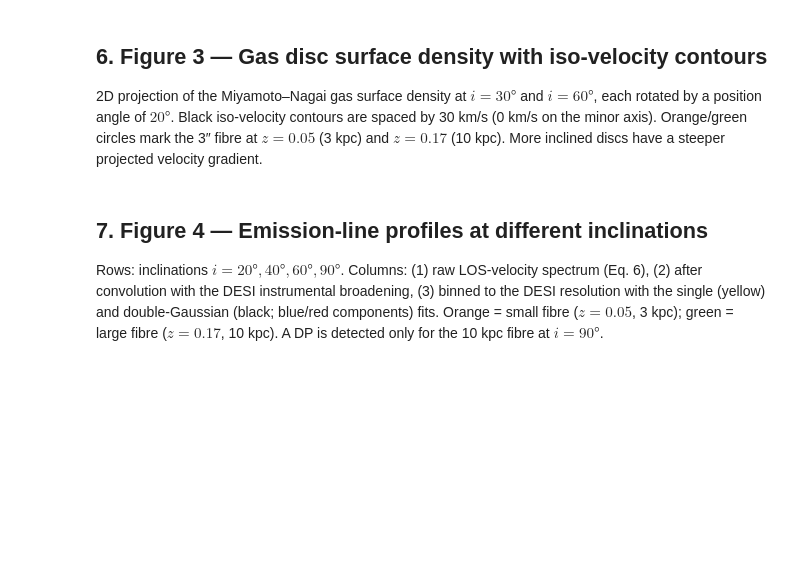
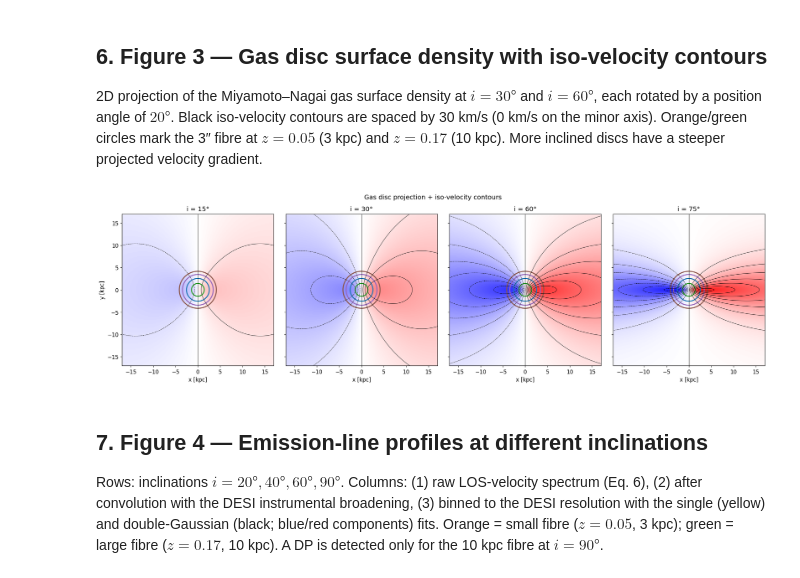
Before and after one commit to hyp0515/searching_inflow, a Jupyter notebook: simple_disk.ipynb, the cells around one changed output. Cells and saved outputs as stored; diff of their text form; code cells hidden in the pictures; blank space fills up the shorter version.

```diff
--- a/simple_disk.ipynb
+++ b/simple_disk.ipynb
@@ -250,43 +250,45 @@ by 30 km/s (0 km/s on the minor axis). Orange/green circles mark the 3″ fibre
 $z=0.05$ (3 kpc) and $z=0.17$ (10 kpc). More inclined discs have a steeper
 projected velocity gradient.
 # %%
-# def projected_maps(i_deg, pa_deg=0.0, extent=22, n=400):
-#     '''Return sky-plane surface density and LOS velocity grids.'''
-#     i, pa = np.radians(i_deg), np.radians(pa_deg)
-#     xs = np.linspace(-extent, extent, n)
-#     X, Y = np.meshgrid(xs, xs)
-#     # undo PA rotation
-#     Xr =  X*np.cos(pa) + Y*np.sin(pa)
-#     Yr = -X*np.sin(pa) + Y*np.cos(pa)
-#     # deproject minor axis
-#     xd = Xr
-#     yd = Yr / np.cos(i)
-#     Rd = np.sqrt(xd**2 + yd**2)
-#     Sig = sigma_gas(Rd.ravel(), P['Mgas'], P['agas'], P['hgas']).reshape(Rd.shape)
-#     phi = np.arctan2(yd, xd)
-#     Vlos = vrot_curve(Rd) * np.cos(phi) * np.sin(i)
-#     return X, Y, Sig, Vlos
+def projected_maps(i_deg, pa_deg=0.0, extent=22, n=400):
+    '''Return sky-plane surface density and LOS velocity grids.'''
+    i, pa = np.radians(i_deg), np.radians(pa_deg)
+    xs = np.linspace(-extent, extent, n)
+    X, Y = np.meshgrid(xs, xs)
+    # undo PA rotation
+    Xr =  X*np.cos(pa) + Y*np.sin(pa)
+    Yr = -X*np.sin(pa) + Y*np.cos(pa)
+    # deproject minor axis
+    xd = Xr
+    yd = Yr / np.cos(i)
+    Rd = np.sqrt(xd**2 + yd**2)
+    Sig = sigma_gas(Rd.ravel(), P['Mgas'], P['agas'], P['hgas']).reshape(Rd.shape)
+    phi = np.arctan2(yd, xd)
+    Vlos = vrot_curve(Rd) * np.cos(phi) * np.sin(i)
+    return X, Y, Sig, Vlos
 
-# incls = [15, 30, 60, 75]
-# fig, axes = plt.subplots(1, len(incls), figsize=(6*len(incls), 5.6), sharey=True)
-# plt.subplots_adjust(wspace=0.0, hspace=0.0)
-# for ax, i_deg in zip(axes, incls):
-#     X, Y, Sig, V = projected_maps(i_deg)
-#     # im = ax.pcolormesh(X, Y, Sig/Sig.max() * V, cmap='coolwarm', shading='auto')
-#     im = ax.pcolormesh(X, Y, V, cmap='bwr', shading='auto', vmin=-250, vmax=250)
-#     lv = np.arange(-300, 301, 30)
-#     ax.contour(X, Y, V, levels=lv, colors='k', linewidths=0.6)
-#     for z, d, col in [(0.10, REDSHIFTS[0.10], 'tab:green'), (0.20, REDSHIFTS[0.20], 'tab:blue'), (0.30, REDSHIFTS[0.30], 'tab:purple'), (0.40, REDSHIFTS[0.40], 'tab:brown')]:
-#         ax.add_patch(Circle((0,0), d/2, fill=False, color=col, lw=2))
-#     ax.set_aspect('equal'); ax.set_xlim(-17,17); ax.set_ylim(-17,17)
-#     ax.set_xlabel('x [kpc]')
-#     ax.set_title(f'i = {i_deg}°'); ax.grid(False)
+incls = [15, 30, 60, 75]
+fig, axes = plt.subplots(1, len(incls), figsize=(6*len(incls), 5.6), sharey=True)
+plt.subplots_adjust(wspace=0.0, hspace=0.0)
+for ax, i_deg in zip(axes, incls):
+    X, Y, Sig, V = projected_maps(i_deg)
+    # im = ax.pcolormesh(X, Y, Sig/Sig.max() * V, cmap='coolwarm', shading='auto')
+    im = ax.pcolormesh(X, Y, V, cmap='bwr', shading='auto', vmin=-250, vmax=250)
+    lv = np.arange(-300, 301, 30)
+    ax.contour(X, Y, V, levels=lv, colors='k', linewidths=0.6)
+    for z, d, col in [(0.10, REDSHIFTS[0.10], 'tab:green'), (0.20, REDSHIFTS[0.20], 'tab:blue'), (0.30, REDSHIFTS[0.30], 'tab:purple'), (0.40, REDSHIFTS[0.40], 'tab:brown')]:
+        ax.add_patch(Circle((0,0), d/2, fill=False, color=col, lw=2))
+    ax.set_aspect('equal'); ax.set_xlim(-17,17); ax.set_ylim(-17,17)
+    ax.set_xlabel('x [kpc]')
+    ax.set_title(f'i = {i_deg}°'); ax.grid(False)
 
-# axes[0].set_ylabel('y [kpc]')
-# # axes[len(axes)-1].colorbar(im, ax=axes[len(axes)-1], fraction=0.046, label=r'$\Sigma/\Sigma_{max}$')
+axes[0].set_ylabel('y [kpc]')
+# axes[len(axes)-1].colorbar(im, ax=axes[len(axes)-1], fraction=0.046, label=r'$\Sigma/\Sigma_{max}$')
 # fig.suptitle('Gas disc projection + iso-velocity contours')
-# # plt.tight_layout()
-# plt.show()
+# plt.tight_layout()
+plt.show()
+# %% [output]
+[figure, added]
 # %% [markdown]
 ## 7. Figure 4 — Emission-line profiles at different inclinations
 
```
Also changed, not shown: parts of 4 cells of this notebook, 7 other files.
